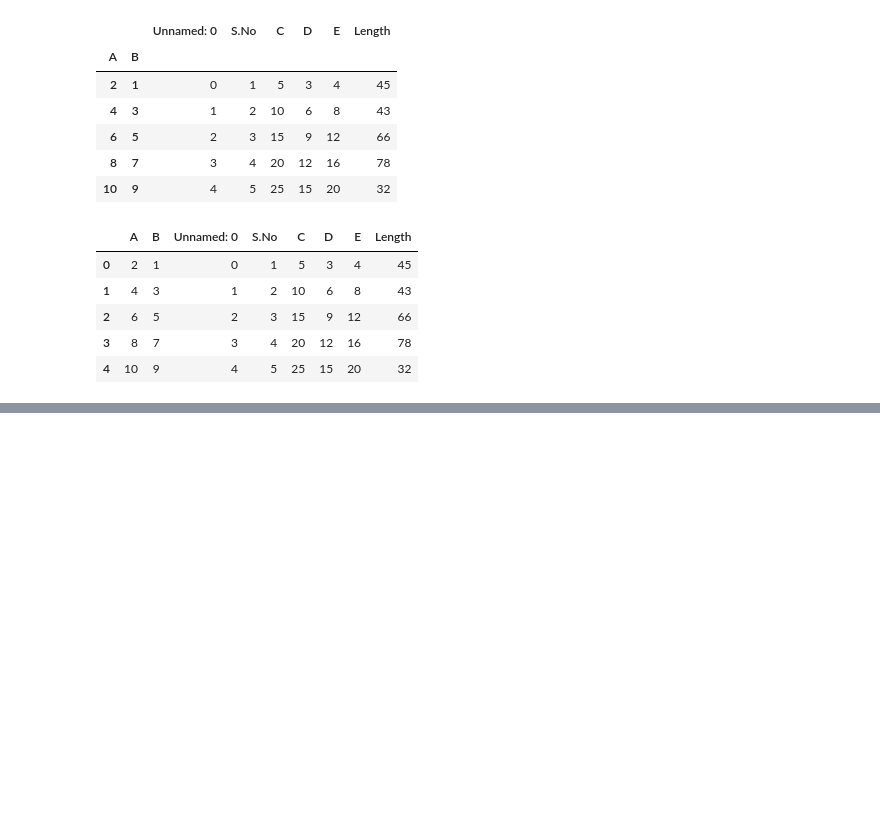
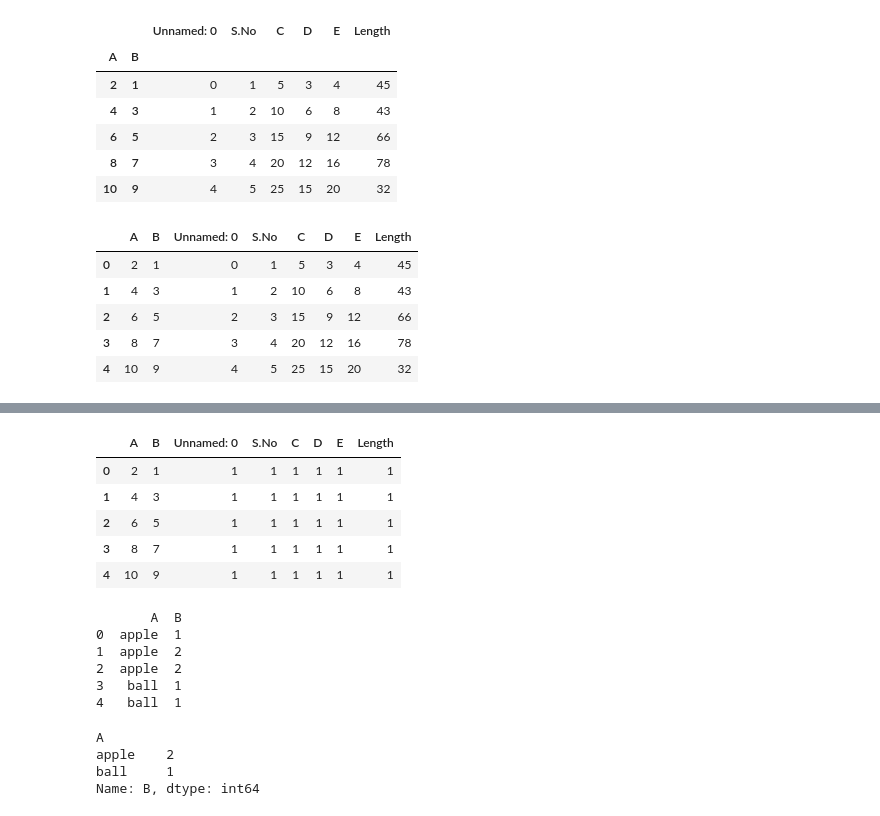
Before and after one commit to aaditya-pdgupta/Python_Course, a Jupyter notebook: Value_counts.ipynb, the cells around one changed output, grey strips where cells are left out. Saved outputs shown, nothing was run; the diff lists cells and outputs as text; code cells hidden in the pictures; blank space fills up the shorter version.

```diff
--- a/Value_counts.ipynb
+++ b/Value_counts.ipynb
@@ -108,0 +118,27 @@ grp.aggregate(np.sum)
+# %%
+grp.count()
+# %% [output]
+|  | A | B | Unnamed: 0 | S.No | C | D | E | Length |
+| 0 | 2 | 1 | 1 | 1 | 1 | 1 | 1 | 1 |
+| 1 | 4 | 3 | 1 | 1 | 1 | 1 | 1 | 1 |
+| 2 | 6 | 5 | 1 | 1 | 1 | 1 | 1 | 1 |
+| 3 | 8 | 7 | 1 | 1 | 1 | 1 | 1 | 1 |
+| 4 | 10 | 9 | 1 | 1 | 1 | 1 | 1 | 1 |
+# %%
+l = [["apple",1], ["apple",2], ["apple",2], ["ball",1], ["ball",1]]
+df_10 = pd.DataFrame(l, columns =["A","B"])
+print(df_10)
+# %% [output]
+       A  B
+0  apple  1
+1  apple  2
+2  apple  2
+3   ball  1
+4   ball  1
+# %%
+df_10.groupby("A")["B"].nunique()
+# %% [output]
+A
+apple    2
+ball     1
+Name: B, dtype: int64
```
Also changed, not shown: parts of 2 cells of this notebook.
